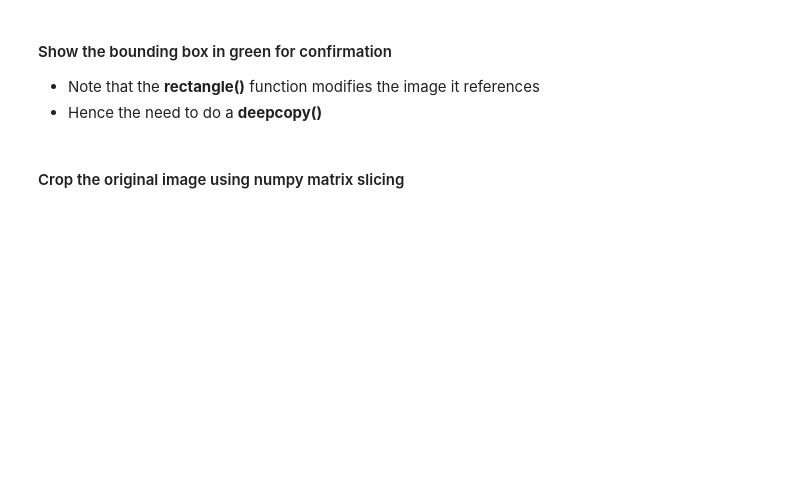
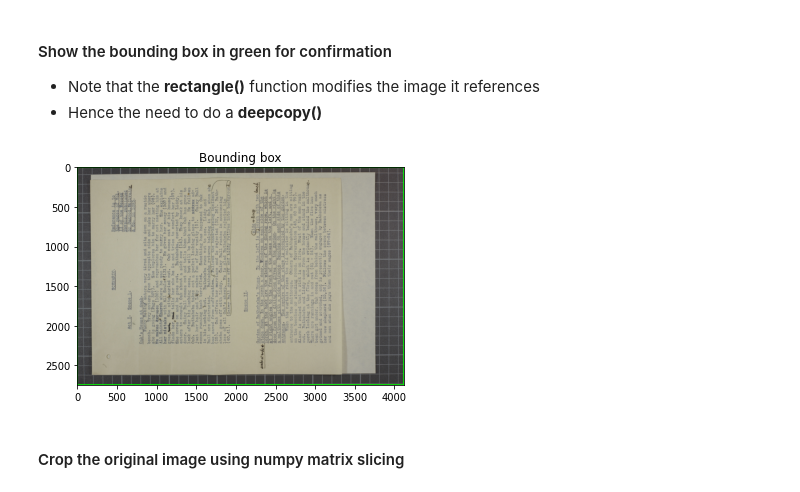
Before and after one commit to gbstringer/opencv-basic, a Jupyter notebook: basics01.ipynb, the cells around one changed output. Drawn from its saved outputs; the diff is of its cells as text; code cells hidden in the pictures; blank space fills up the shorter version.

```diff
--- a/basics01.ipynb
+++ b/basics01.ipynb
@@ -109,7 +129,10 @@ w,h =  3538 4645
 # %%
 boundbox = copy.deepcopy(img)
 cv2.rectangle(boundbox,(x,y),(x+w,y+h),(0,255,0),20)
+showinline(boundbox, 'Bounding box')
 showbriefly(boundbox)
+# %% [output]
+[figure, added]
 # %% [markdown]
 #### Crop the original image using numpy matrix slicing
 # %%
```
Also changed, not shown: parts of 12 cells of this notebook, 3 other files.
